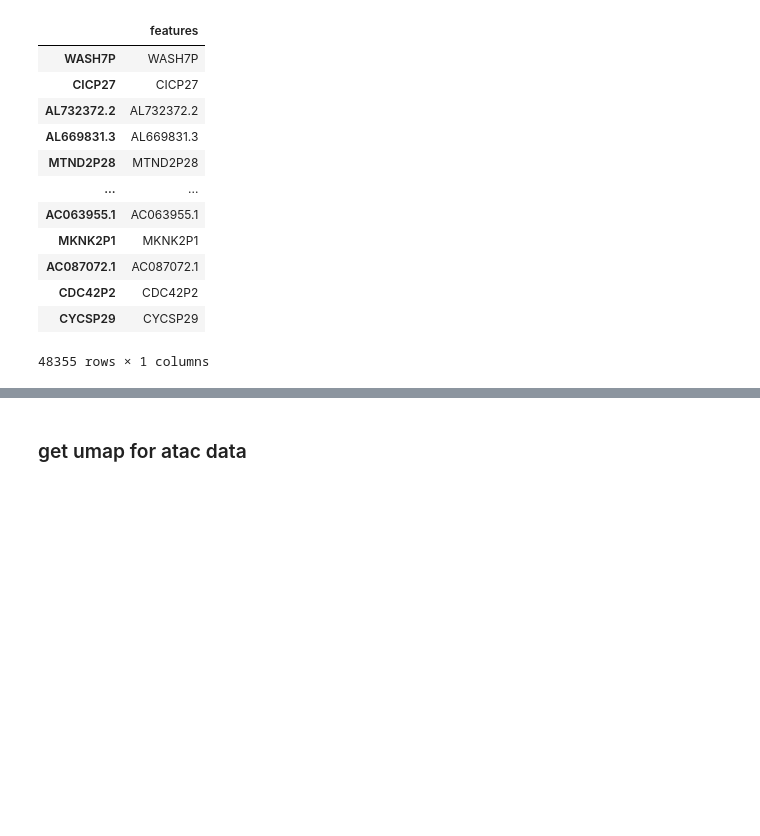
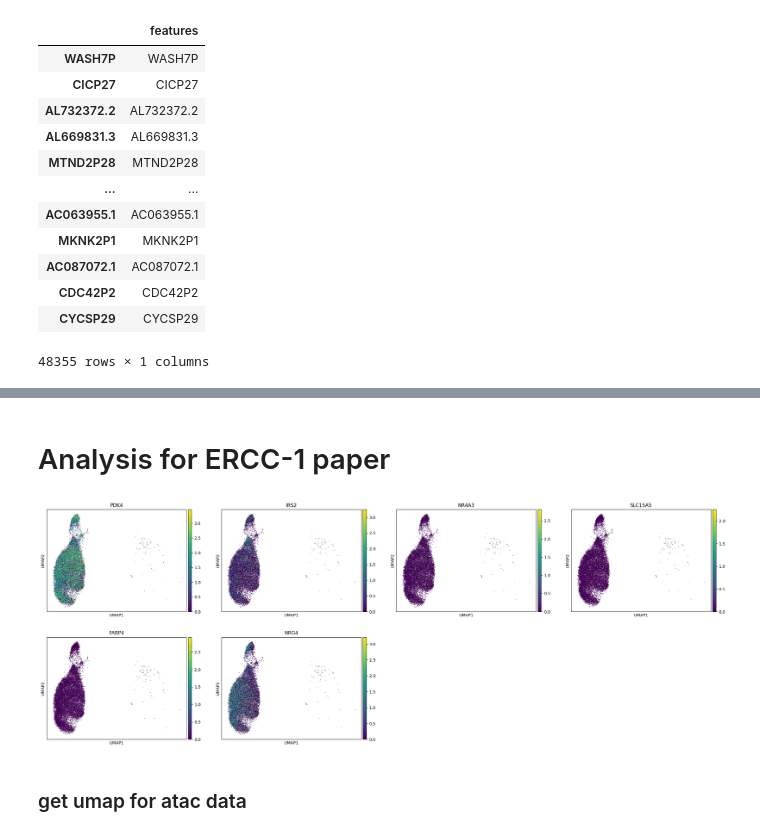
Before and after one commit to sachha-naksha/SKM_multimodal_analysis, a Jupyter notebook: py_scripts/data_preproc.ipynb, the cells around one changed output, grey strips where cells are left out. Saved outputs shown, nothing was run; the diff lists cells and outputs as text; code cells hidden in the pictures; blank space fills up the shorter version.

```diff
--- a/py_scripts/data_preproc.ipynb
+++ b/py_scripts/data_preproc.ipynb
@@ -102,3 +100,9 @@ RuntimeError: `anndata.settings.allow_write_nullable_strings` is False, because
+# %% [markdown]
+# Analysis for ERCC-1 paper
+# %%
+sc.pl.umap(rna_adata, color=['PDK4', 'IRS2', 'NR4A3', 'SLC15A5', 'FABP4', 'NRG4'])
+# %% [output]
+[figure, added]
 # %% [markdown]
 ### get umap for atac data
 # %%
```
Also changed, not shown: parts of 1 cell of this notebook.
